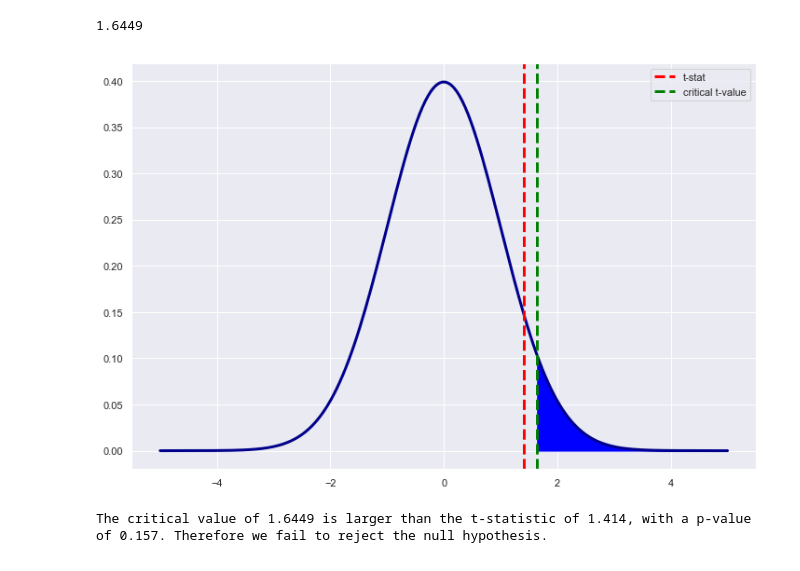
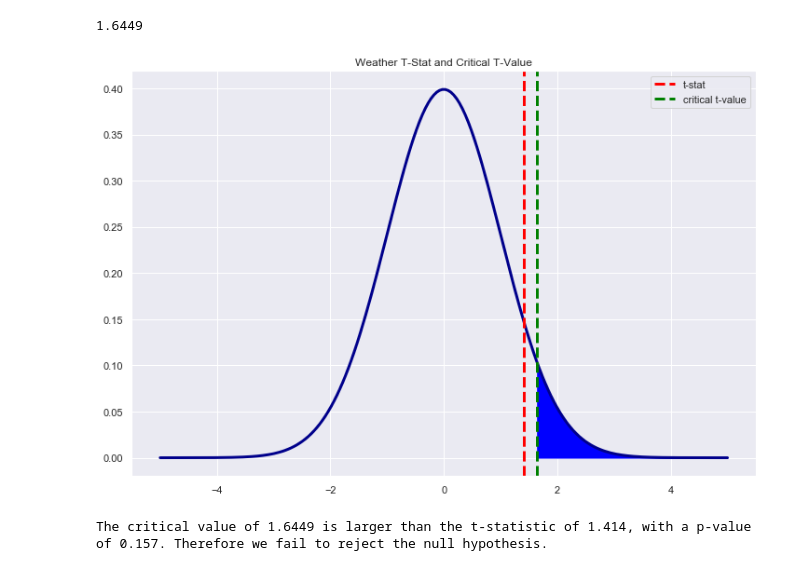
Before and after one commit to robblatt/Restaurant-Hypothesis-Testing, a Jupyter notebook: weather_day_of_week.ipynb, the cells around one changed output. Saved outputs shown, nothing was run; the diff lists cells and outputs as text; code cells hidden in the pictures.

```diff
--- a/weather_day_of_week.ipynb
+++ b/weather_day_of_week.ipynb
@@ -63,30 +63,30 @@ The t-stat is 1.414 and the the p value is 0.157.
 # %%
 #calculating critical value
 deg_weather = len(precip) + len(no_precip) - 2
-t_critical_weather = np.round(stats.t.ppf(1 - 0.05, df=deg_week),4)
+t_critical_weather = np.round(stats.t.ppf(1 - 0.05, df=deg_weather),4)
 t_critical_weather
 # %% [output]
 1.6449
 # %%
 xs = np.linspace(-5, 5, 200)
 ys = stats.t.pdf(xs, deg_weather, 0, 1)
 
 fig = plt.figure(figsize=(12,8))
 
 ax = fig.gca()
 
 ax.plot(xs, ys, linewidth=3, color='darkblue')
 
 ax.axvline(t_stat_weather, color='red', linestyle='--', lw=3,label='t-stat')
 
 ax.axvline(t_critical_weather,color='green',linestyle='--',lw=3,label='critical t-value')
 
 ax.fill_betweenx(ys,xs,t_critical_weather,where = xs > t_critical_weather, color = 'blue')
-
+plt.title('Weather T-Stat and Critical T-Value')
 ax.legend()
 plt.show()
 # %% [output]
-[figure, old version]
+[figure, new version]
 # %%
 print("The critical value of {} is larger than the t-statistic of {}, with a p-value of {}. Therefore we fail to reject the null hypothesis.".format(t_critical_weather, round(t_stat_weather, 3), round(p_value_weather,3)))
 # %% [output]
```
Also changed, not shown: parts of 3 cells of this notebook, 4 other files.
